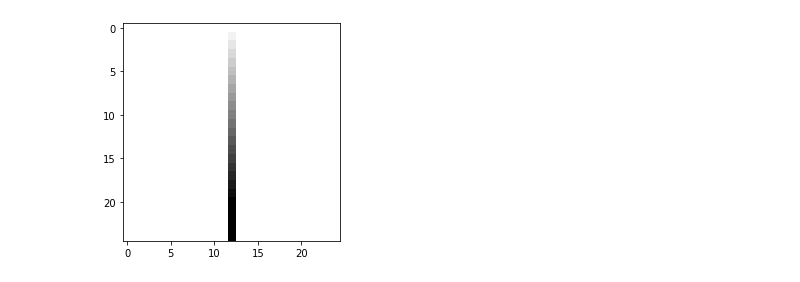
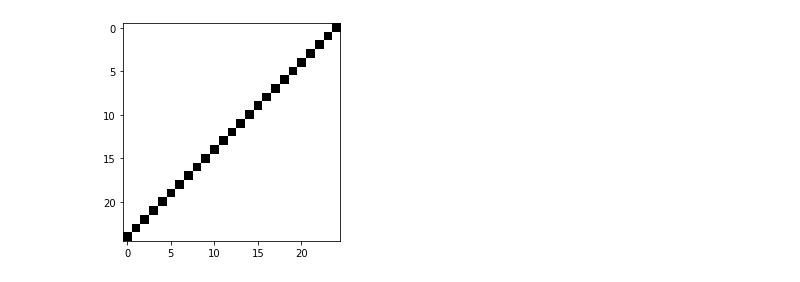
Before and after one commit to fhtanaka/automata_gp, a Jupyter notebook: Automata_gp.ipynb, the cells around one changed output. Saved outputs shown, nothing was run; the diff lists cells and outputs as text; code cells hidden in the pictures.

```diff
--- a/Automata_gp.ipynb
+++ b/Automata_gp.ipynb
@@ -30,7 +30,7 @@ RENDER = False
 def degrade_img():
     img = np.ones((25,25))
     for i in range(25):
-        img[i][:] = 1 - (i*5)/100
+        img[i][:] = 1 - (i*4)/100
     return img
 
 def column_img():
@@ -38,7 +38,7 @@ def column_img():
     for i in range(25):
         for j in range(25):
             if j == 12:
-                img[i][j] = 1 - (i*5)/100
+                img[i][j] = 1 - (i*4)/100
     return img
 
 def plus_img():
@@ -57,10 +57,39 @@ def x_img():
                 img[i][j] = 0
     return img
 
+def diagonal_img():
+    img = np.ones((25,25))
+    for i in range(25):
+        for j in range(25):
+            if i + j == 24:
+                img[i][j] = 0
+    return img
+
+def inv_diagonal_img():
+    img = np.ones((25,25))
+    for i in range(25):
+        for j in range(25):
+            if i == j:
+                img[i][j] = 0
+    return img
+
 def print_img(img):
     plt.figure(figsize=(4,4))
     plt.imshow(img, cmap=plt.get_cmap('gray'), vmin=0, vmax=1)
     plt.show()
+
+def fitness(img, target_img):
+    if img.shape != target_img.shape:
+        raise
+    loss = 0
+    for i in range(target_img.shape[0]):
+        for j in range(target_img.shape[1]):
+            if img[i,j] > 1 or img[i,j] < 0 or math.isnan(img[i,j]):
+                print(i, j, img[i,j])
+                return -1000
+            l = img[i,j] - target_img[i,j]
+            loss += l**2
+    return 1 - loss
 # %%
 ############################################ Image Convertion functions ################################################
 def to_rgb(x):
@@ -262,14 +302,15 @@ toolbox.decorate("mutate", gp.staticLimit(operator.attrgetter('height'), MAX_HEI
 # %%
 # TARGET_IMG = load_emoji(0, "data/stick.png", 25)
 # TARGET_IMG = load_emoji(0, "data/brazil.png", 25)
-TARGET_IMG = column_img()
+# TARGET_IMG = column_img()
 # TARGET_IMG = plus_img()
 # TARGET_IMG = degrade_img()
 # TARGET_IMG = x_img()
+TARGET_IMG = diagonal_img()
 # TARGET_IMG = load_emoji(command_line_args.img)
 print_img(TARGET_IMG)
 # %% [output]
-[figure, old version]
+[figure, new version]
 # %%
 pop = toolbox.population(n=POPULATION)
 hof = tools.HallOfFame(5)
```
Also changed, not shown: parts of 6 cells of this notebook, 2 other files.
